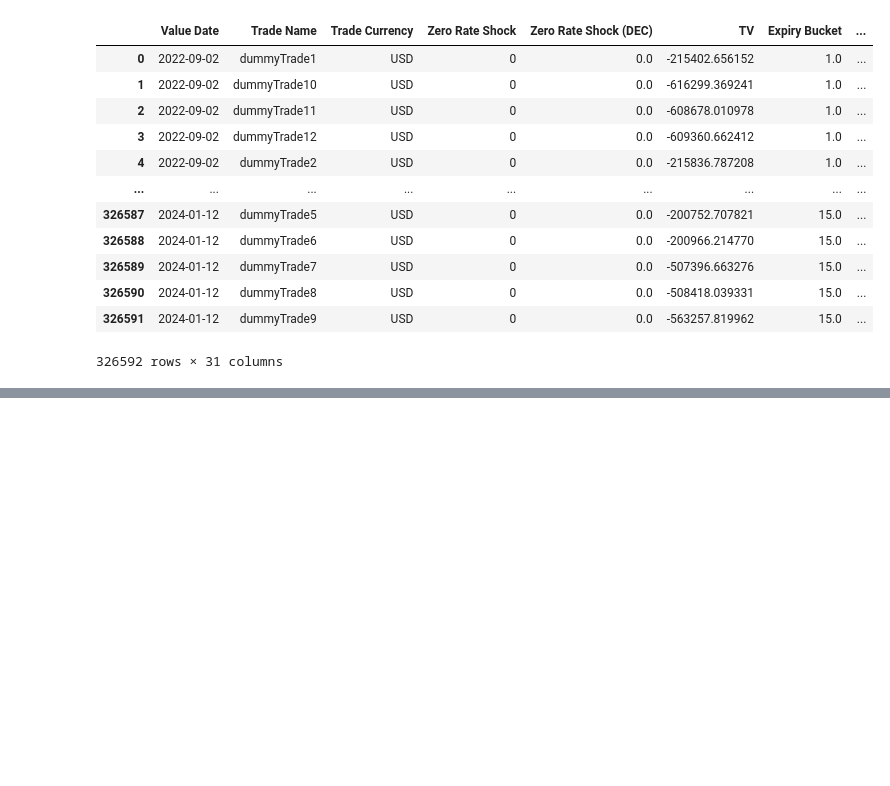
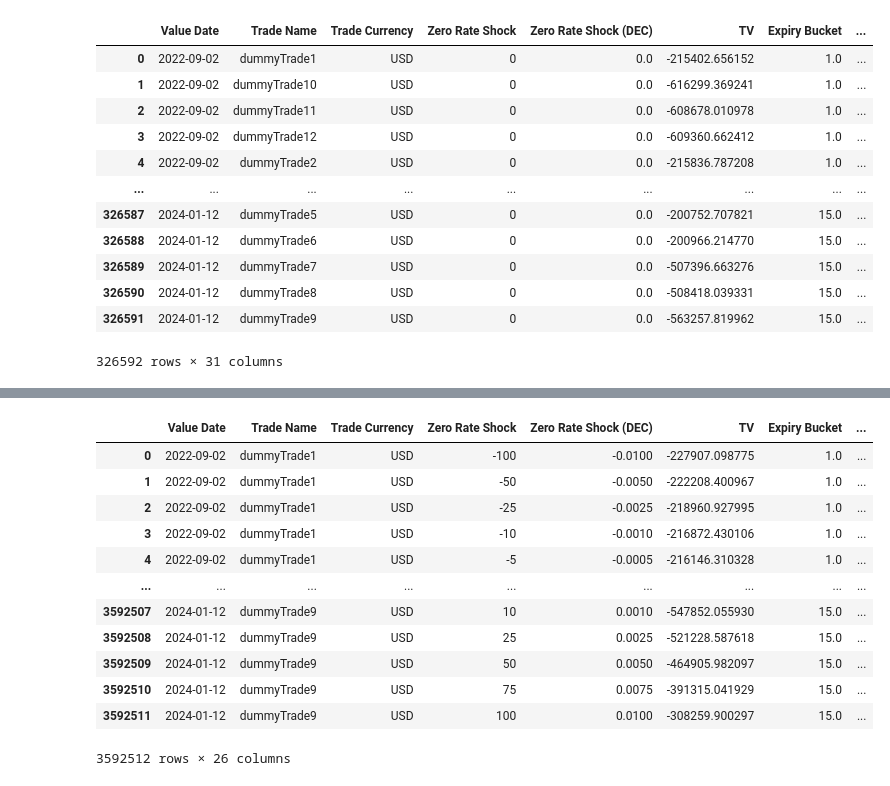
Before and after one commit to jacksonhk/UBS-data, a Jupyter notebook: IRModel.ipynb, the cells around one changed output, grey strips where cells are left out. Drawn from its saved outputs; the diff is of its cells as text; code cells hidden in the pictures; blank space fills up the shorter version.

Commit message:
Preprocessed Shock subset

```diff
--- a/IRModel.ipynb
+++ b/IRModel.ipynb
@@ -184,0 +161,23 @@ Name: TV Change, dtype: float64
+# %%
+# Use Joins (pd.merge) to map zero rate data for each of them
+select_bucket = ['Value Date', 'Trade Name', 'TV', 'Expiry Bucket', 'Tenor Bucket', 'Vega']
+zero_tojoin = zero[select_bucket]
+zero_tojoin = zero_tojoin.rename(columns={'TV': 'TV Lag 1', 'Vega':'Vega Lag 1'}).reset_index(drop = True)
+
+join_bucket = ['Value Date', 'Trade Name', 'Expiry Bucket', 'Tenor Bucket']
+shock = shock.merge(zero_tojoin, on = join_bucket)
+shock
+# %% [output]
+|  | Value Date | Trade Name | Trade Currency | Zero Rate Shock | Zero Rate Shock (DEC) | TV | Expiry Bucket | ... |
+| 0 | 2022-09-02 | dummyTrade1 | USD | -100 | -0.0100 | -227907.098775 | 1.0 | ... |
+| 1 | 2022-09-02 | dummyTrade1 | USD | -50 | -0.0050 | -222208.400967 | 1.0 | ... |
+| 2 | 2022-09-02 | dummyTrade1 | USD | -25 | -0.0025 | -218960.927995 | 1.0 | ... |
+| 3 | 2022-09-02 | dummyTrade1 | USD | -10 | -0.0010 | -216872.430106 | 1.0 | ... |
+| 4 | 2022-09-02 | dummyTrade1 | USD | -5 | -0.0005 | -216146.310328 | 1.0 | ... |
+| ... | ... | ... | ... | ... | ... | ... | ... | ... |
+| 3592507 | 2024-01-12 | dummyTrade9 | USD | 10 | 0.0010 | -547852.055930 | 15.0 | ... |
+| 3592508 | 2024-01-12 | dummyTrade9 | USD | 25 | 0.0025 | -521228.587618 | 15.0 | ... |
+| 3592509 | 2024-01-12 | dummyTrade9 | USD | 50 | 0.0050 | -464905.982097 | 15.0 | ... |
+| 3592510 | 2024-01-12 | dummyTrade9 | USD | 75 | 0.0075 | -391315.041929 | 15.0 | ... |
+| 3592511 | 2024-01-12 | dummyTrade9 | USD | 100 | 0.0100 | -308259.900297 | 15.0 | ... |
+3592512 rows × 26 columns
```
Also changed, not shown: parts of 8 cells of this notebook.
